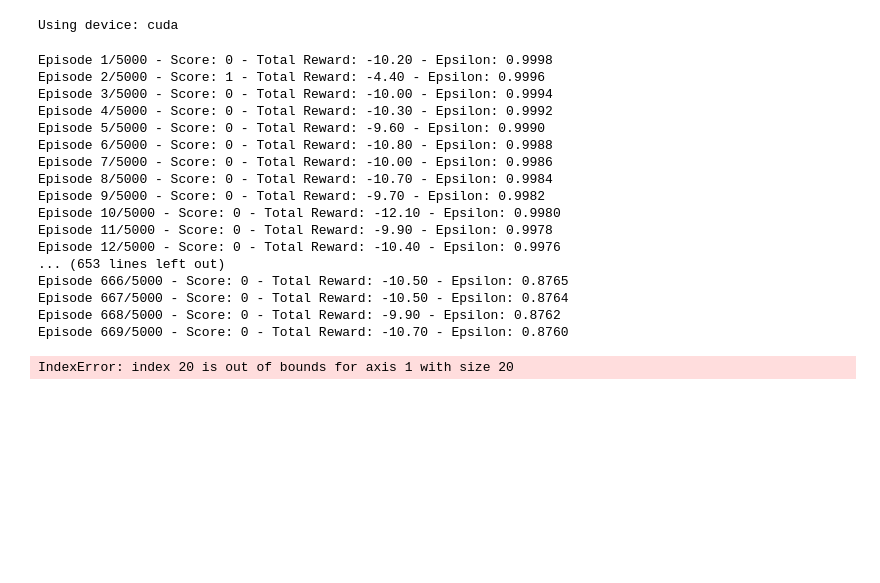
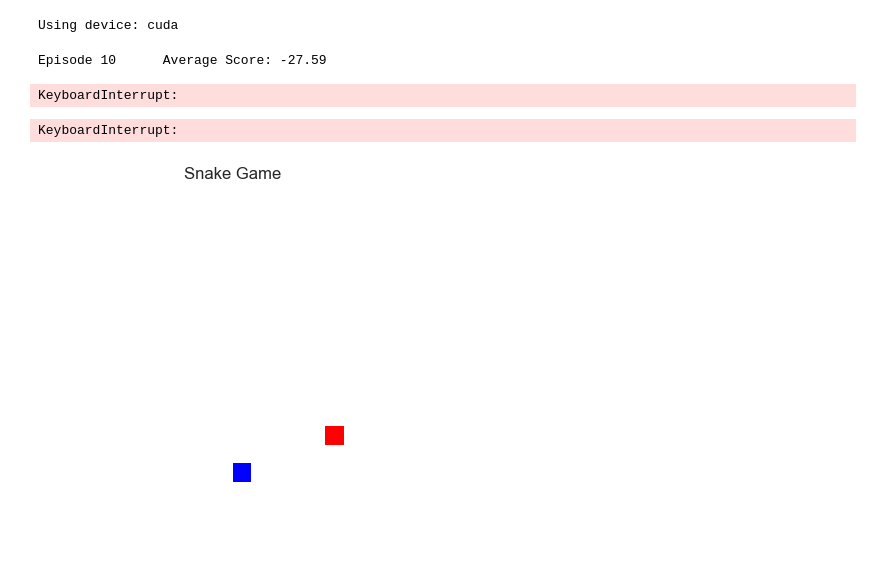
Before and after one commit to faendal/SnakeGameDQL, a Jupyter notebook: Game.ipynb, the cells around one changed output. Cells and saved outputs as stored; diff of their text form; code cells hidden in the pictures; blank space fills up the shorter version.

```diff
--- a/Game.ipynb
+++ b/Game.ipynb
@@ -43,22 +10,22 @@ agent = Agent(qnet_local=qnet_local, qnet_target=qnet_target, device=device)
-# %%
-game = Game(agent=agent)
-game.train(num_episodes=5000)
-# %% [output]
-Episode 1/5000 - Score: 0 - Total Reward: -10.20 - Epsilon: 0.9998
-Episode 2/5000 - Score: 1 - Total Reward: -4.40 - Epsilon: 0.9996
-Episode 3/5000 - Score: 0 - Total Reward: -10.00 - Epsilon: 0.9994
-Episode 4/5000 - Score: 0 - Total Reward: -10.30 - Epsilon: 0.9992
-Episode 5/5000 - Score: 0 - Total Reward: -9.60 - Epsilon: 0.9990
-Episode 6/5000 - Score: 0 - Total Reward: -10.80 - Epsilon: 0.9988
-Episode 7/5000 - Score: 0 - Total Reward: -10.00 - Epsilon: 0.9986
-Episode 8/5000 - Score: 0 - Total Reward: -10.70 - Epsilon: 0.9984
-Episode 9/5000 - Score: 0 - Total Reward: -9.70 - Epsilon: 0.9982
-Episode 10/5000 - Score: 0 - Total Reward: -12.10 - Epsilon: 0.9980
-Episode 11/5000 - Score: 0 - Total Reward: -9.90 - Epsilon: 0.9978
-Episode 12/5000 - Score: 0 - Total Reward: -10.40 - Epsilon: 0.9976
-... (653 lines left out)
-Episode 666/5000 - Score: 0 - Total Reward: -10.50 - Epsilon: 0.8765
-Episode 667/5000 - Score: 0 - Total Reward: -10.50 - Epsilon: 0.8764
-Episode 668/5000 - Score: 0 - Total Reward: -9.90 - Epsilon: 0.8762
-Episode 669/5000 - Score: 0 - Total Reward: -10.70 - Epsilon: 0.8760
-IndexError: index 20 is out of bounds for axis 1 with size 20
+# %%
+trainer = GameTrainer(
+    n_episodes=1000,
+    update_every=4,
+    buffer_size=100000,
+    batch_size=64,
+    gamma=0.99,
+    lr=1e-3,
+    tau=1e-3,
+)
+trainer.train()
+trainer.save_model("snake_dqn.pth")
+# %% [output]
+Episode 10      Average Score: -27.59
+KeyboardInterrupt:
+# %%
+player = GamePlayer(model_path="snake_dqn.pth", fps=50)
+# %%
+player.play(episodes=20)
+# %% [output]
+KeyboardInterrupt:
+[figure, added]
```
Also changed, not shown: parts of 3 cells of this notebook, 8 other files.
